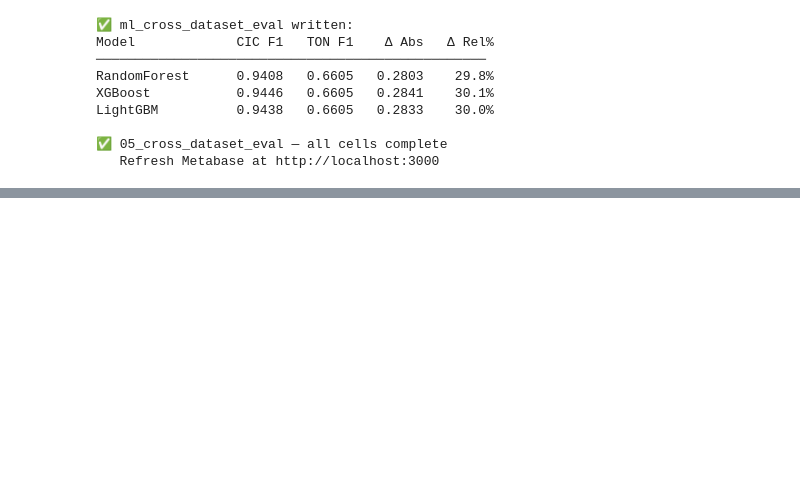
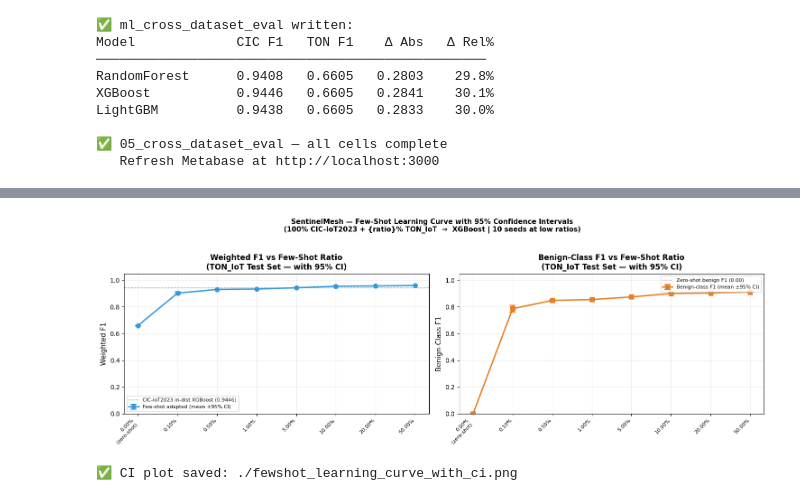
Before and after one commit to MannyMols/sentinelmesh, a Jupyter notebook: notebooks/05_cross_dataset_eval.ipynb, the cells around one changed output, grey strips where cells are left out. Drawn from its saved outputs; the diff is of its cells as text; code cells hidden in the pictures; blank space fills up the shorter version.

```diff
--- a/notebooks/05_cross_dataset_eval.ipynb
+++ b/notebooks/05_cross_dataset_eval.ipynb
@@ -836,0 +1256,69 @@ LightGBM          0.9438   0.6605   0.2833    30.0%
+# %%
+# ==============================================================
+# CELL 19 — Updated Learning Curve with CI Error Bars
+# Same layout as Cell 16 but with ±95% CI shading on low ratios
+# ==============================================================
+
+import matplotlib.pyplot as plt
+import matplotlib.ticker as mticker
+
+# Merge CI results with zero-shot point from original sweep
+zero_shot_wf1  = df_sweep[df_sweep['ratio_pct'] == '0.00% (zero-shot)']['ton_weighted_f1'].values[0]
+zero_shot_bf1  = df_sweep[df_sweep['ratio_pct'] == '0.00% (zero-shot)']['ton_benign_f1'].values[0]
+
+# Build x-axis: zero-shot + CI ratio points (in order)
+x_labels_ci = ['0.00%\n(zero-shot)'] + [f"{r*100:.2f}%" for r in CI_RATIOS + STABLE_RATIOS]
+x_pos_ci = np.arange(len(x_labels_ci))
+
+# Weighted F1: zero-shot has no CI
+wf1_means = [zero_shot_wf1] + df_ci['weighted_f1_mean'].tolist()
+wf1_ci    = [0]             + df_ci['weighted_f1_ci95'].tolist()
+bf1_means = [zero_shot_bf1] + df_ci['benign_f1_mean'].tolist()
+bf1_ci    = [0]             + df_ci['benign_f1_ci95'].tolist()
+
+fig, axes = plt.subplots(1, 2, figsize=(15, 5))
+
+# ── Left: Weighted F1 with error bars ──
+ax = axes[0]
+ax.errorbar(x_pos_ci, wf1_means, yerr=wf1_ci,
+            marker='o', color='#3498db', linewidth=2.2,
+            markersize=7, capsize=5, capthick=1.5,
+            label='Few-shot adapted (mean ±95% CI)')
+ax.axhline(0.9446, color='#95a5a6', linestyle='--', linewidth=1.0,
+           label='CIC-IoT2023 in-dist XGBoost (0.9446)')
+ax.set_xticks(x_pos_ci)
+ax.set_xticklabels(x_labels_ci, rotation=45, ha='right', fontsize=8)
+ax.set_ylabel('Weighted F1', fontsize=11)
+ax.set_title('Weighted F1 vs Few-Shot Ratio\n(TON_IoT Test Set — with 95% CI)', fontweight='bold')
+ax.set_ylim(0, 1.05)
+ax.legend(fontsize=8)
+ax.grid(alpha=0.25)
+
+# ── Right: Benign F1 with error bars ──
+ax2 = axes[1]
+ax2.errorbar(x_pos_ci, bf1_means, yerr=bf1_ci,
+             marker='s', color='#e67e22', linewidth=2.2,
+             markersize=7, capsize=5, capthick=1.5,
+             label='Benign-class F1 (mean ±95% CI)')
+ax2.axhline(0.0, color='#e74c3c', linestyle=':', linewidth=1.0,
+            label='Zero-shot benign F1 (0.00)')
+ax2.set_xticks(x_pos_ci)
+ax2.set_xticklabels(x_labels_ci, rotation=45, ha='right', fontsize=8)
+ax2.set_ylabel('Benign-Class F1', fontsize=11)
+ax2.set_title('Benign-Class F1 vs Few-Shot Ratio\n(TON_IoT Test Set — with 95% CI)', fontweight='bold')
+ax2.set_ylim(0, 1.05)
+ax2.legend(fontsize=8)
+ax2.grid(alpha=0.25)
+
+fig.suptitle('SentinelMesh — Few-Shot Learning Curve with 95% Confidence Intervals\n'
+             '(100% CIC-IoT2023 + {ratio}% TON_IoT  →  XGBoost | 10 seeds at low ratios)',
+             fontweight='bold', fontsize=11, y=1.03)
+plt.tight_layout()
+
+CI_PLOT_PATH = os.path.join(OUT_DIR, 'fewshot_learning_curve_with_ci.png')
+plt.savefig(CI_PLOT_PATH, dpi=150, bbox_inches='tight')
+plt.show()
+print(f"✅ CI plot saved: {CI_PLOT_PATH}")
+# %% [output]
+[figure, added]
+✅ CI plot saved: ./fewshot_learning_curve_with_ci.png
```
Also changed, not shown: parts of 10 cells of this notebook, 8 other files.
